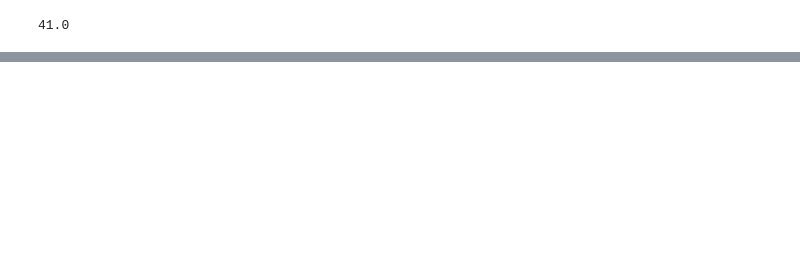
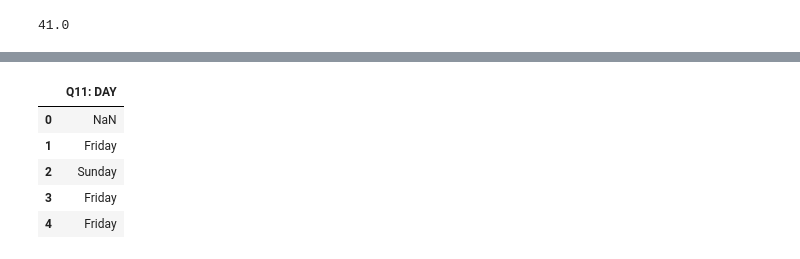
Before and after one commit to hashemJaber/Data_Mining_Projects, a Jupyter notebook: Data_Preprocessing_Project/Candy_Data_Preprocessing.ipynb, the cells around one changed output, grey strips where cells are left out. Saved outputs shown, nothing was run; the diff lists cells and outputs as text; code cells hidden in the pictures; blank space fills up the shorter version.

```diff
--- a/Data_Preprocessing_Project/Candy_Data_Preprocessing.ipynb
+++ b/Data_Preprocessing_Project/Candy_Data_Preprocessing.ipynb
@@ -227,0 +260,11 @@ data['Q3: AGE'].median()
+# %%
+# drop the empty cell column.
+data.drop(data.columns[112], axis=1, inplace=True)
+data.iloc[:, 112:113].head() # assuring the column was dropped
+# %% [output]
+|  | Q11: DAY |
+| 0 | NaN |
+| 1 | Friday |
+| 2 | Sunday |
+| 3 | Friday |
+| 4 | Friday |
```
Also changed, not shown: parts of 13 cells of this notebook.
